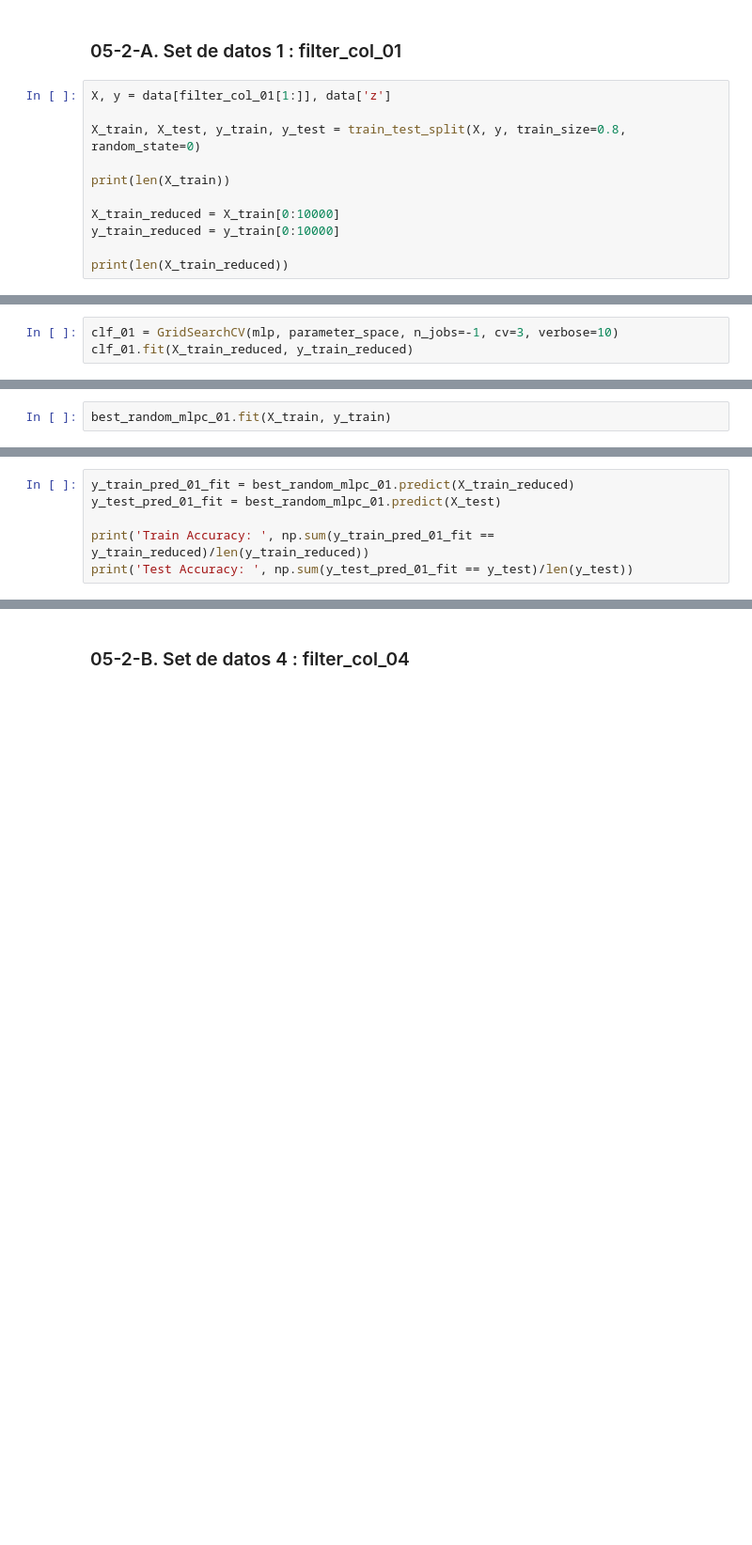
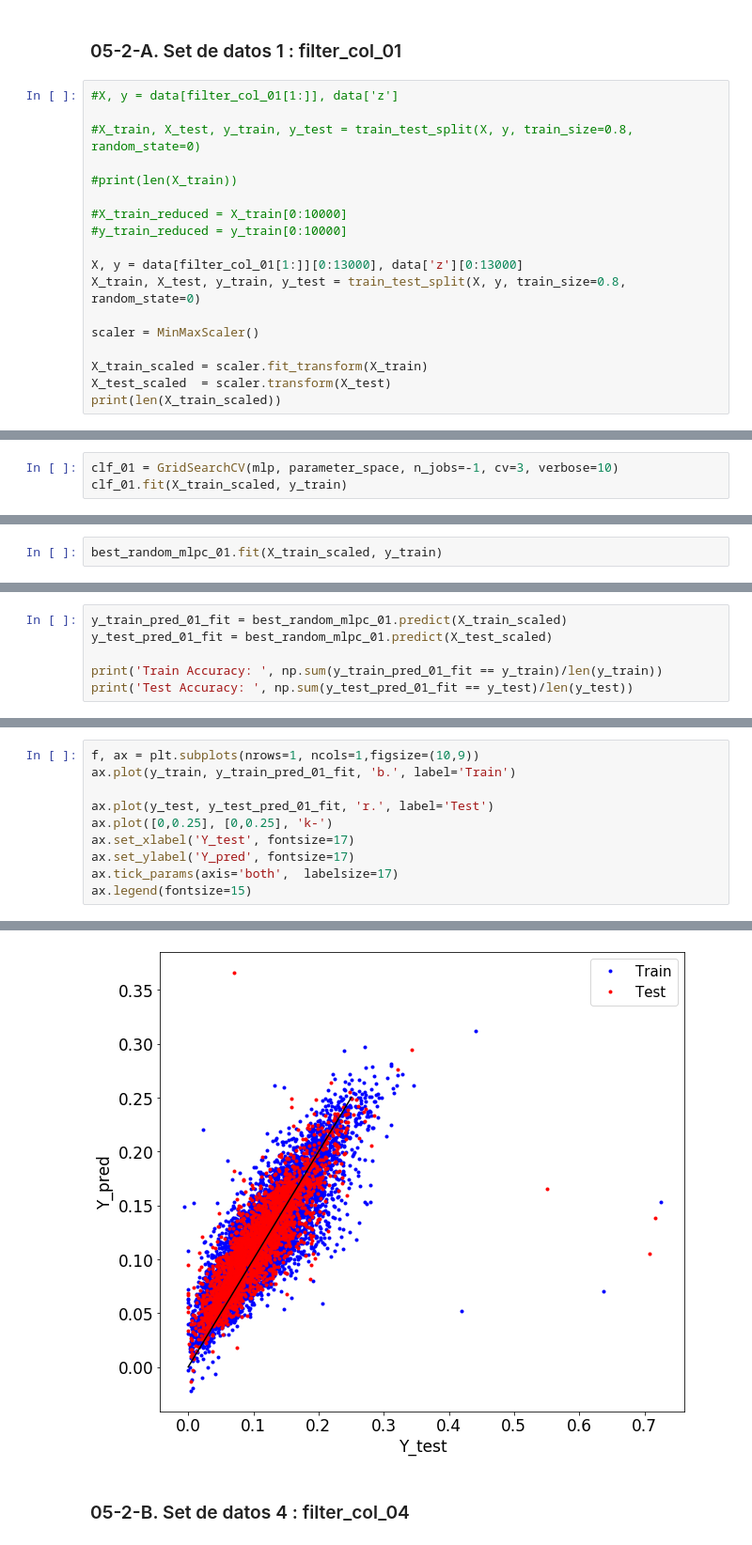
Before and after one commit to leoborgnino/mentoria-astro-datos, a Jupyter notebook: 4_Aprendizaje_Supervizado_final.ipynb, the cells around one changed output, grey strips where cells are left out. Shown at 94% size. Saved outputs shown, nothing was run; the diff lists cells and outputs as text; blank space fills up the shorter version.

Commit message:
Regression falta tests

```diff
--- a/4_Aprendizaje_Supervizado_final.ipynb
+++ b/4_Aprendizaje_Supervizado_final.ipynb
@@ -753,14 +734,21 @@ parameter_space = {
 # %% [markdown]
 ### 05-2-A. Set de datos 1 : filter_col_01
 # %%
-X, y = data[filter_col_01[1:]], data['z']
+#X, y = data[filter_col_01[1:]], data['z']
 
+#X_train, X_test, y_train, y_test = train_test_split(X, y, train_size=0.8, random_state=0)
+
+#print(len(X_train))
+
+#X_train_reduced = X_train[0:10000]
+#y_train_reduced = y_train[0:10000]
+
+X, y = data[filter_col_01[1:]][0:13000], data['z'][0:13000]
 X_train, X_test, y_train, y_test = train_test_split(X, y, train_size=0.8, random_state=0)
 
-print(len(X_train))
+scaler = MinMaxScaler()
 
-X_train_reduced = X_train[0:10000]
-y_train_reduced = y_train[0:10000]
-
-print(len(X_train_reduced))
+X_train_scaled = scaler.fit_transform(X_train)
+X_test_scaled  = scaler.transform(X_test)
+print(len(X_train_scaled))
 # %% [output]
@@ -769,5 +756,5 @@ print(len(X_train_reduced))
 # %%
 clf_01 = GridSearchCV(mlp, parameter_space, n_jobs=-1, cv=3, verbose=10)
-clf_01.fit(X_train_reduced, y_train_reduced)
+clf_01.fit(X_train_scaled, y_train)
 # %% [output]
 Fitting 3 folds for each of 48 candidates, totalling 144 fits
@@ -793,2 +800,2 @@ print('Test Accuracy: ', np.sum(y_test_pred_01 == y_test)/len(y_test))
 # %%
-best_random_mlpc_01.fit(X_train, y_train)
+best_random_mlpc_01.fit(X_train_scaled, y_train)
@@ -795,6 +804,6 @@ best_random_mlpc_01.fit(X_train, y_train)
 # %%
-y_train_pred_01_fit = best_random_mlpc_01.predict(X_train_reduced)
-y_test_pred_01_fit = best_random_mlpc_01.predict(X_test)
+y_train_pred_01_fit = best_random_mlpc_01.predict(X_train_scaled)
+y_test_pred_01_fit = best_random_mlpc_01.predict(X_test_scaled)
 
-print('Train Accuracy: ', np.sum(y_train_pred_01_fit == y_train_reduced)/len(y_train_reduced))
+print('Train Accuracy: ', np.sum(y_train_pred_01_fit == y_train)/len(y_train))
 print('Test Accuracy: ', np.sum(y_test_pred_01_fit == y_test)/len(y_test))
@@ -800,0 +823,11 @@ print('Test Accuracy: ', np.sum(y_test_pred_01_fit == y_test)/len(y_test))
+# %%
+f, ax = plt.subplots(nrows=1, ncols=1,figsize=(10,9))
+ax.plot(y_train, y_train_pred_01_fit, 'b.', label='Train')
+
+ax.plot(y_test, y_test_pred_01_fit, 'r.', label='Test')
+ax.plot([0,0.25], [0,0.25], 'k-')
+ax.set_xlabel('Y_test', fontsize=17)
+ax.set_ylabel('Y_pred', fontsize=17)
+ax.tick_params(axis='both',  labelsize=17)
+ax.legend(fontsize=15)
+# %% [output]
@@ -801,3 +835,4 @@ print('Test Accuracy: ', np.sum(y_test_pred_01_fit == y_test)/len(y_test))
+[figure, added]
 # %% [markdown]
 ### 05-2-B. Set de datos 4 : filter_col_04
 # %%
```
Also changed, not shown: parts of 23 cells of this notebook.
